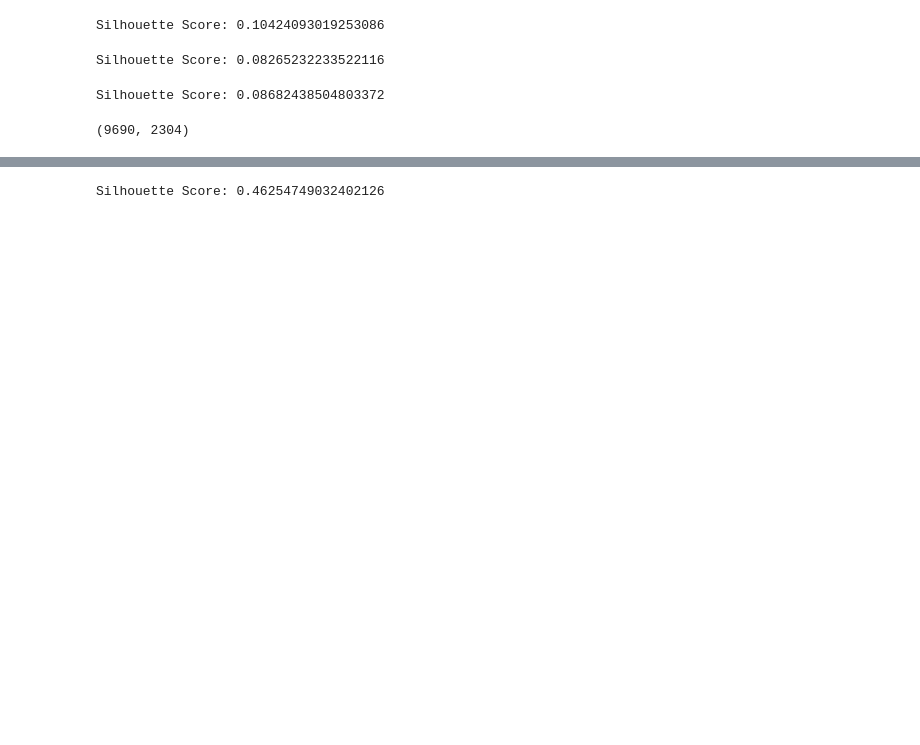
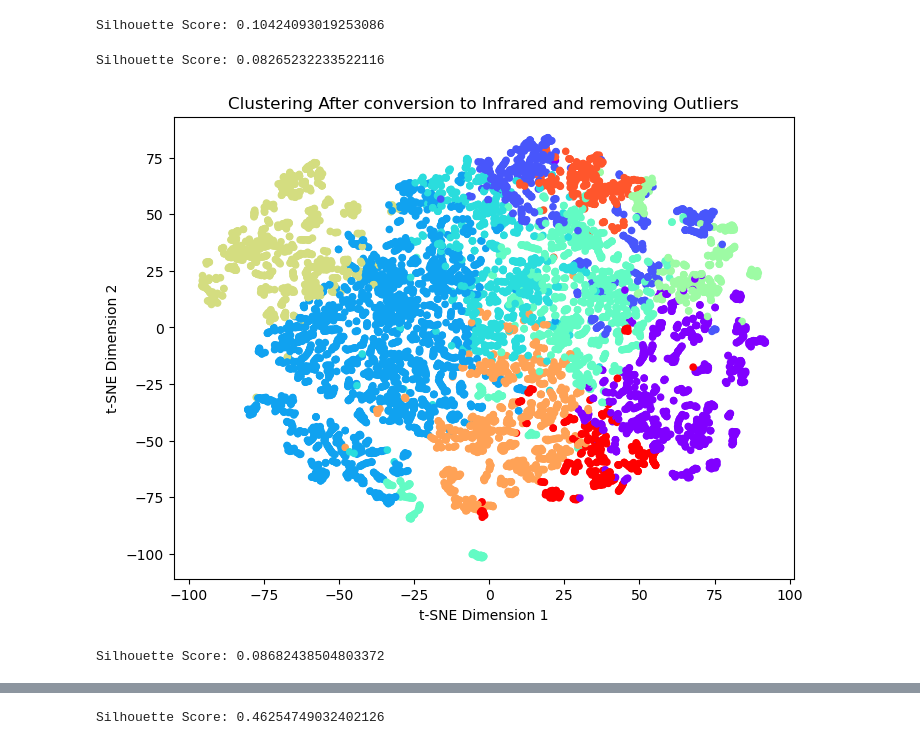
Before and after one commit to Suhail270/DMML_Part2, a Jupyter notebook: clustering.ipynb, the cells around one changed output, grey strips where cells are left out. Saved outputs shown, nothing was run; the diff lists cells and outputs as text; code cells hidden in the pictures; blank space fills up the shorter version.

```diff
--- a/clustering.ipynb
+++ b/clustering.ipynb
@@ -145 +320,5 @@ infra_norm=(infra_no_outliers-mean)/std
+# %%
+TSNEplots(infra_no_outliers,clusters_infra_no_outliers,"Clustering After conversion to Infrared and removing Outliers")
+# %% [output]
+[figure, added]
 # %%
@@ -154,12 +328,0 @@ x_norm=(x_train-mean)/std
-# %%
-infrared_original = []
-
-for i, idx in enumerate(x_norm.index):
-    original_image = x_norm.iloc[idx].values.reshape(48, 48)
-    infrared_image = grayscale_to_infrared(original_image)
-    infrared_original.append(infrared_image)
-
-infrared_df_norm = pd.DataFrame(infrared_original)
-infrared_df_norm.shape
-# %% [output]
-(9690, 2304)
```
Also changed, not shown: parts of 60 cells of this notebook.
